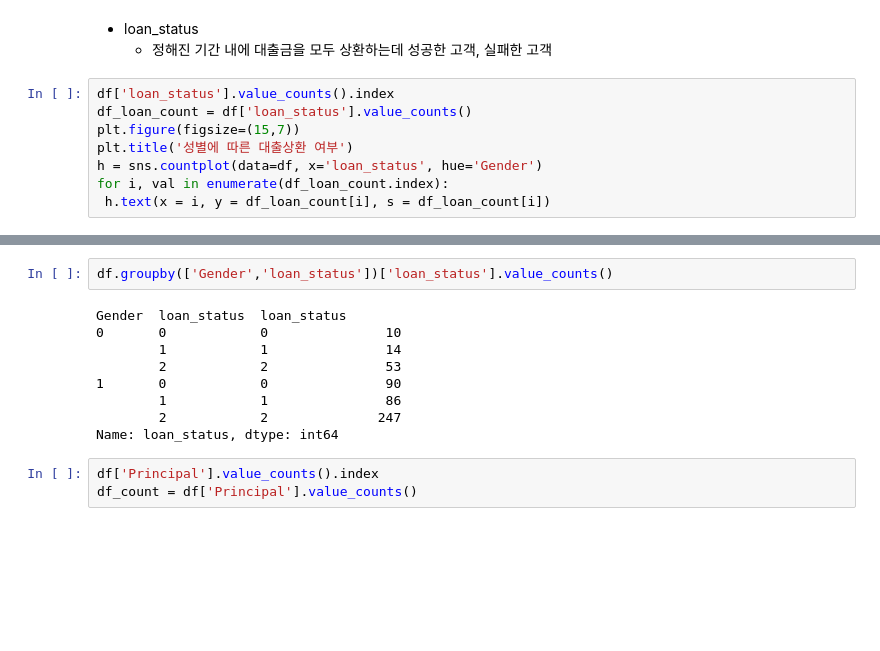
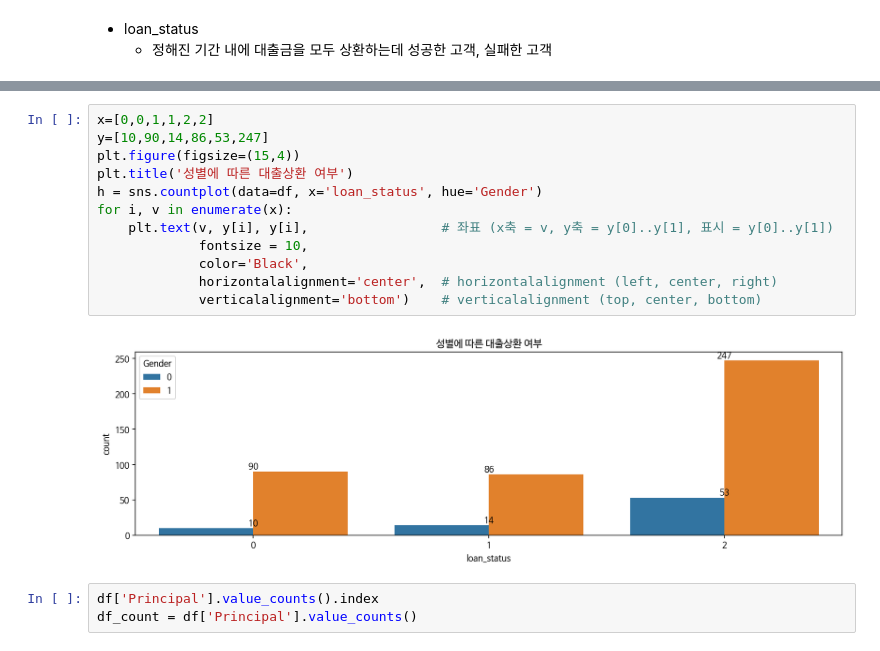
Before and after one commit to seonwoojh/KaggleStruggle, a Jupyter notebook: Kaggle_Loan_Data_Classification.ipynb, the cells around one changed output, grey strips where cells are left out. Saved outputs shown, nothing was run; the diff lists cells and outputs as text; blank space fills up the shorter version.

```diff
--- a/Kaggle_Loan_Data_Classification.ipynb
+++ b/Kaggle_Loan_Data_Classification.ipynb
@@ -179,11 +177,3 @@ Name: date, dtype: timedelta64[ns]
 # %% [markdown]
 * loan_status
   - 정해진 기간 내에 대출금을 모두 상환하는데 성공한 고객, 실패한 고객
-# %%
-df['loan_status'].value_counts().index
-df_loan_count = df['loan_status'].value_counts()
-plt.figure(figsize=(15,7))
-plt.title('성별에 따른 대출상환 여부')
-h = sns.countplot(data=df, x='loan_status', hue='Gender')
-for i, val in enumerate(df_loan_count.index):
- h.text(x = i, y = df_loan_count[i], s = df_loan_count[i])
@@ -192,14 +180,17 @@ for i, val in enumerate(df_loan_count.index):
-# %%
-df.groupby(['Gender','loan_status'])['loan_status'].value_counts()
-# %% [output]
-Gender  loan_status  loan_status
-0       0            0               10
-        1            1               14
-        2            2               53
-1       0            0               90
-        1            1               86
-        2            2              247
-Name: loan_status, dtype: int64
+# %%
+x=[0,0,1,1,2,2]
+y=[10,90,14,86,53,247]
+plt.figure(figsize=(15,4))
+plt.title('성별에 따른 대출상환 여부')
+h = sns.countplot(data=df, x='loan_status', hue='Gender')
+for i, v in enumerate(x):
+    plt.text(v, y[i], y[i],                 # 좌표 (x축 = v, y축 = y[0]..y[1], 표시 = y[0]..y[1])
+             fontsize = 10,
+             color='Black',
+             horizontalalignment='center',  # horizontalalignment (left, center, right)
+             verticalalignment='bottom')    # verticalalignment (top, center, bottom)
+# %% [output]
+[figure, added]
 # %%
 df['Principal'].value_counts().index
 df_count = df['Principal'].value_counts()
```
Also changed, not shown: parts of 10 cells of this notebook.
